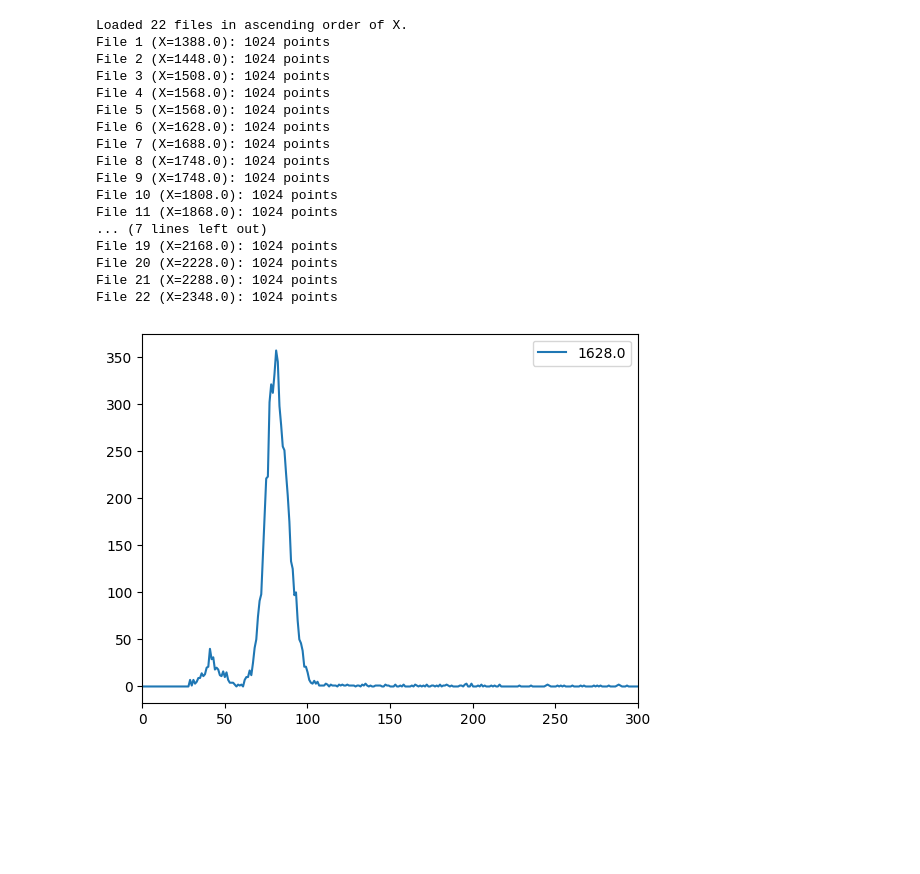
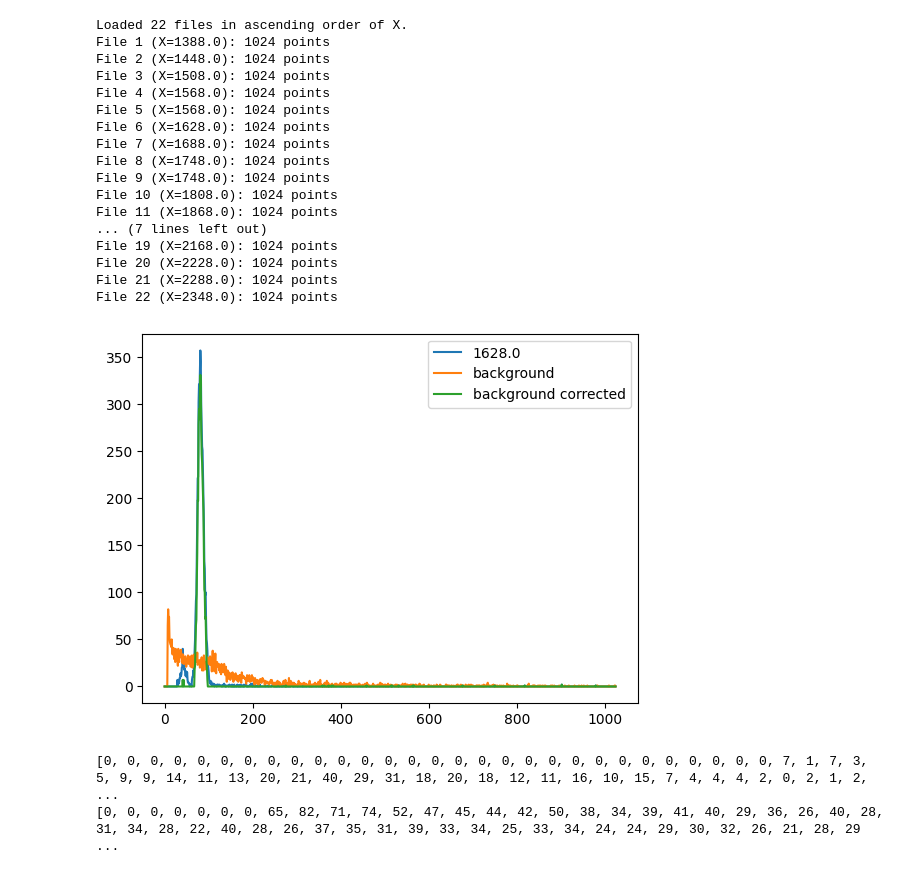
Before and after one commit to Shounak2512/Proportional-counter, a Jupyter notebook: Energy_Fe55.ipynb, the cells around one changed output. Cells and saved outputs as stored; diff of their text form; code cells hidden in the pictures; blank space fills up the shorter version.

```diff
--- a/Energy_Fe55.ipynb
+++ b/Energy_Fe55.ipynb
@@ -70,19 +70,36 @@ File 22 (X=2348.0): 1024 points
 # %%
 def gaussian(x, a, mu, sigma):
     return a*np.exp(-(x - mu)**2 / (2 * sigma**2))
-# %%
-from scipy.signal import argrelextrema
-index=5
-# local_max=argrelextrema(np.array(all_data_lists[index]),np.greater)
-# print(local_max)
-channel_no=np.linspace(0,len(all_data_lists[index]),1024)
-fig, ax = plt.subplots()
-ax.plot(channel_no,all_data_lists[index],label=file_labels[index])
-ax.legend()
-plt.xlim(0,300)
-plt.show()
-# %% [output]
-[figure, removed]
+# %%
+bkg=extract_mca_data('team_battery/bkg_10_1789.mca')
+# %%
+def bkg_corrector(bkg_list,data_list,index):
+    bkg_corr_data_list=[]
+    for i in range(0,len(bkg_list)):
+        bkg_corr_data=data_list[index][i]-bkg_list[i]
+        bkg_corr_data_list.append(bkg_corr_data)
+    bkg_corr_data_list=np.array(bkg_corr_data_list).clip(min=0)
+    return bkg_corr_data_list
+# %%
+index=5
+from scipy.signal import argrelextrema
+# local_max=argrelextrema(np.array(all_data_lists[index]),np.greater)
+# print(local_max)
+bkg_corr_ind=bkg_corrector(bkg,all_data_lists,index)
+channel_no=np.linspace(0,len(all_data_lists[index]),1024)
+fig, ax = plt.subplots()
+ax.plot(channel_no,all_data_lists[index],label=file_labels[index])
+ax.plot(channel_no,bkg,label='background')
+ax.plot(channel_no,bkg_corr_ind,label='background corrected')
+ax.legend()
+# plt.xlim(0,300)
+plt.show()
+print(all_data_lists[index])
+print(bkg)
+# %% [output]
+[figure, added]
+[0, 0, 0, 0, 0, 0, 0, 0, 0, 0, 0, 0, 0, 0, 0, 0, 0, 0, 0, 0, 0, 0, 0, 0, 0, 0, 0, 0, 0, 7, 1, 7, 3, 5, 9, 9, 14, 11, 13, 20, 21, 40, 29, 31, 18, 20, 18, 12, 11, 16, 10, 15, 7, 4, 4, 4, 2, 0, 2, 1, 2,  ...
+[0, 0, 0, 0, 0, 0, 0, 65, 82, 71, 74, 52, 47, 45, 44, 42, 50, 38, 34, 39, 41, 40, 29, 36, 26, 40, 28, 31, 34, 28, 22, 40, 28, 26, 37, 35, 31, 39, 33, 34, 25, 33, 34, 24, 24, 29, 30, 32, 26, 21, 28, 29 ...
 # %%
 def curve_fit(function, channel, data_list,range,init_guess):
     mu, cov=sci.curve_fit(function,channel[range[0]:range[1]],data_list[index][range[0]:range[1]],p0=init_guess)
```
Also changed, not shown: parts of 6 cells of this notebook, 2 other files.
